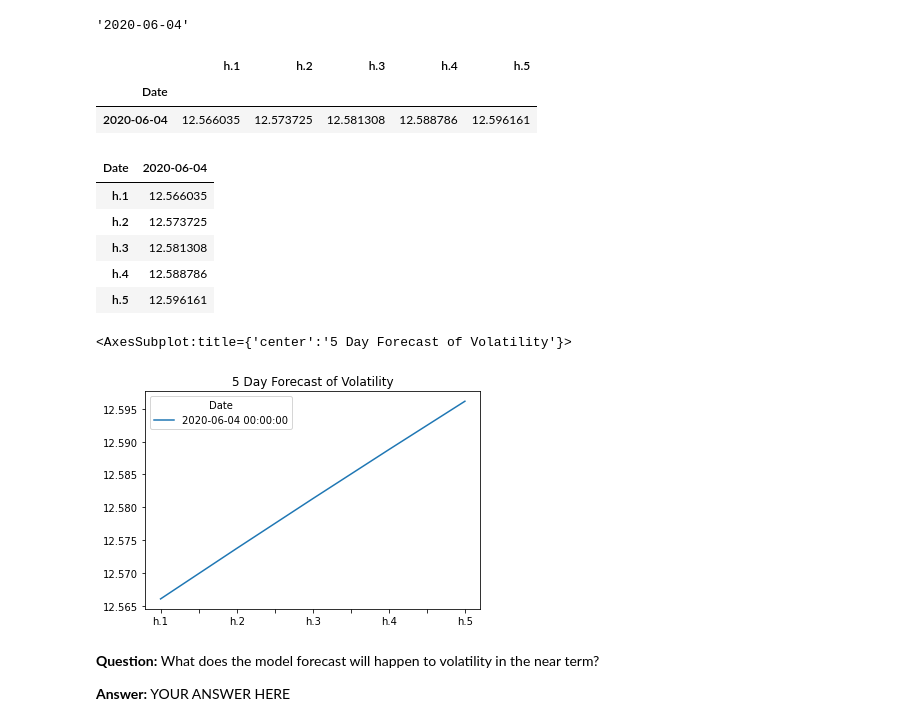
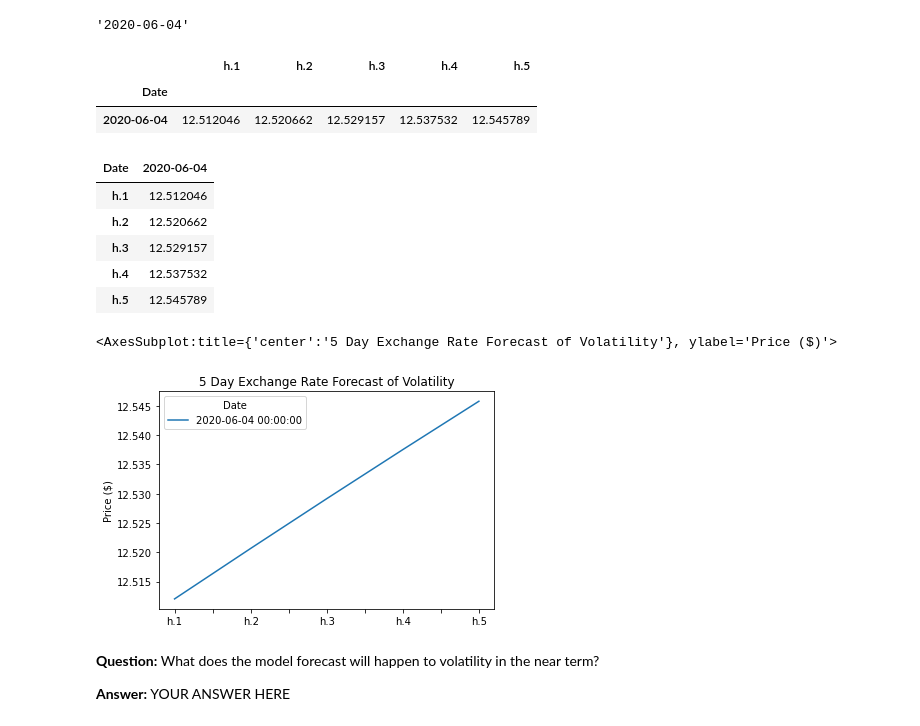
Before and after one commit to muramemory/Fintech-TimeSeries, a Jupyter notebook: Code/time_series_analysis.ipynb, the cells around one changed output. Drawn from its saved outputs; the diff is of its cells as text; code cells hidden in the pictures.

```diff
--- a/Code/time_series_analysis.ipynb
+++ b/Code/time_series_analysis.ipynb
@@ -244,5 +249,4 @@ import arch as arch
 # Estimate a GARCH model:
 # YOUR CODE HERE!
 
-# Fit the model
-# YOUR CODE HERE!
+model = arch_model(returns.Price,p=2, q=1)
@@ -267,0 +253,5 @@ Optimization terminated successfully    (Exit mode 0)
+# %%
+# Fit the model
+# YOUR CODE HERE!
+
+results = model.fit()
@@ -299,6 +312,8 @@ forecast_horizon = 5
 
 # Start the forecast using the last_day calculated above
 # YOUR CODE HERE!
+
+forecasts = results.forecast(start=returns.index.max(), horizon=forecast_horizon)
 # %%
 # Annualize the forecast
 intermediate = np.sqrt(forecasts.variance.dropna() * 252)
@@ -306,24 +321,26 @@ intermediate.head()
 # %% [output]
 |  | h.1 | h.2 | h.3 | h.4 | h.5 |
 | Date |  |  |  |  |  |
-| 2020-06-04 | 12.566035 | 12.573725 | 12.581308 | 12.588786 | 12.596161 |
+| 2020-06-04 | 12.512046 | 12.520662 | 12.529157 | 12.537532 | 12.545789 |
 # %%
 # Transpose the forecast so that it is easier to plot
 final = intermediate.dropna().T
 final.head()
 # %% [output]
 | Date | 2020-06-04 |
-| h.1 | 12.566035 |
-| h.2 | 12.573725 |
-| h.3 | 12.581308 |
-| h.4 | 12.588786 |
-| h.5 | 12.596161 |
+| h.1 | 12.512046 |
+| h.2 | 12.520662 |
+| h.3 | 12.529157 |
+| h.4 | 12.537532 |
+| h.5 | 12.545789 |
 # %%
 # Plot the final forecast
 # YOUR CODE HERE!
+
+final.plot(title="5 Day Exchange Rate Forecast of Volatility",ylabel='Price ($)')
 # %% [output]
-<AxesSubplot:title={'center':'5 Day Forecast of Volatility'}>
+<AxesSubplot:title={'center':'5 Day Exchange Rate Forecast of Volatility'}, ylabel='Price ($)'>
-[figure, old version]
+[figure, new version]
 # %% [markdown]
 **Question:** What does the model forecast will happen to volatility in the near term?
 
```
Also changed, not shown: parts of 13 cells of this notebook.
